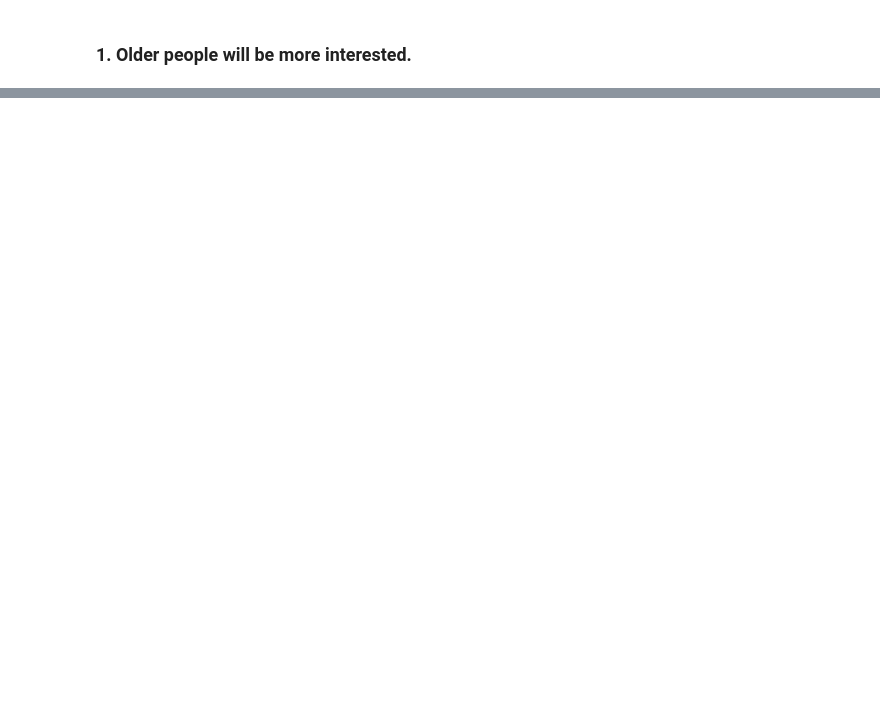
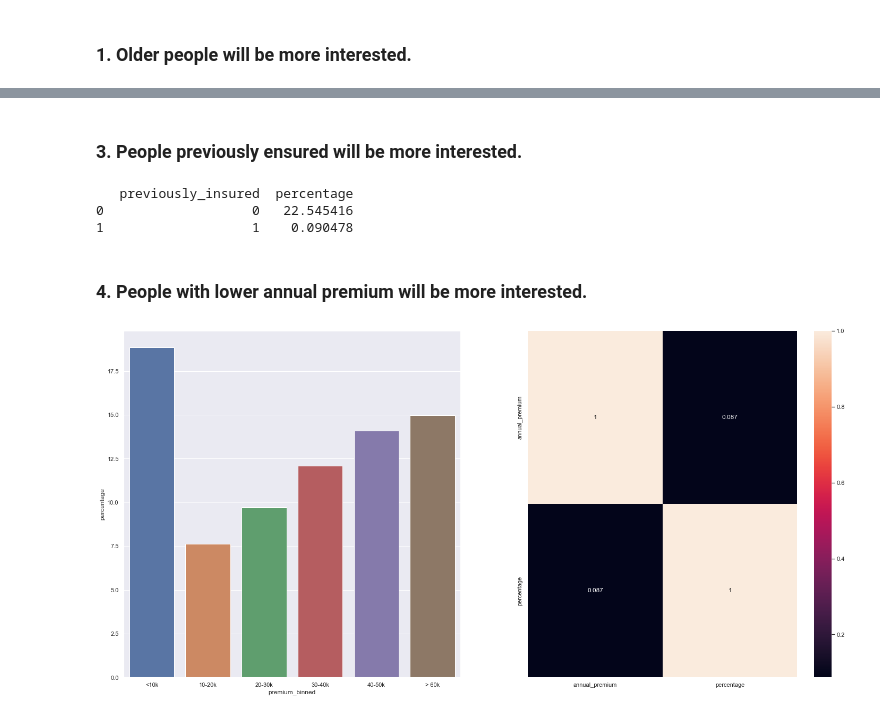
Before and after one commit to gustavo-chagas/health-cross-sell, a Jupyter notebook: p03-health-cross-sell.ipynb, the cells around one changed output, grey strips where cells are left out. Drawn from its saved outputs; the diff is of its cells as text; code cells hidden in the pictures; blank space fills up the shorter version.

```diff
--- a/p03-health-cross-sell.ipynb
+++ b/p03-health-cross-sell.ipynb
@@ -268,0 +298,35 @@ plt.xticks(rotation=90);
+# %% [markdown]
+### 3. People previously ensured will be more interested.
+# %%
+h3 = df3[['previously_insured','response']].groupby('previously_insured').count().reset_index()
+h31 = aux32[['previously_insured','response']].groupby('previously_insured').count().reset_index()
+h31['percentage'] = (h31['response']/h3['response']) *100
+h31.drop('response',axis=1, inplace=True)
+
+print(h31)
+# %% [output]
+   previously_insured  percentage
+0                   0   22.545416
+1                   1    0.090478
+# %% [markdown]
+### 4. People with lower annual premium will be more interested.
+# %%
+h4 = df3[['annual_premium','response']].groupby('annual_premium').count().reset_index()
+h41 = aux32[['annual_premium','response']].groupby('annual_premium').count().reset_index()
+h411 = pd.merge(h4,h41,on='annual_premium',how='left')
+h411 = h411.fillna(0)
+h411['percentage'] = (h411['response_y']/h411['response_x']) *100
+
+bins = [0, 10000, 20000, 30000, 40000, 50000, 60000]
+labels = ['<10k','10-20k','20-30k', '30-40k', '40-50k', '> 60k']
+h411['premium_binned'] = pd.cut(h411['annual_premium'],bins=bins, labels=labels)
+h42 = h411[['premium_binned','percentage']].groupby('premium_binned').mean().reset_index()
+
+plt.subplot(1,2,1)
+sns.barplot(x='premium_binned',y='percentage',data=h42);
+
+plt.subplot(1,2,2)
+h411.drop(['response_x','response_y'],inplace=True,axis=1)
+sns.heatmap(h411.corr(method='pearson'),annot=True);
+# %% [output]
+[figure, added]
```
Also changed, not shown: parts of 12 cells of this notebook.
